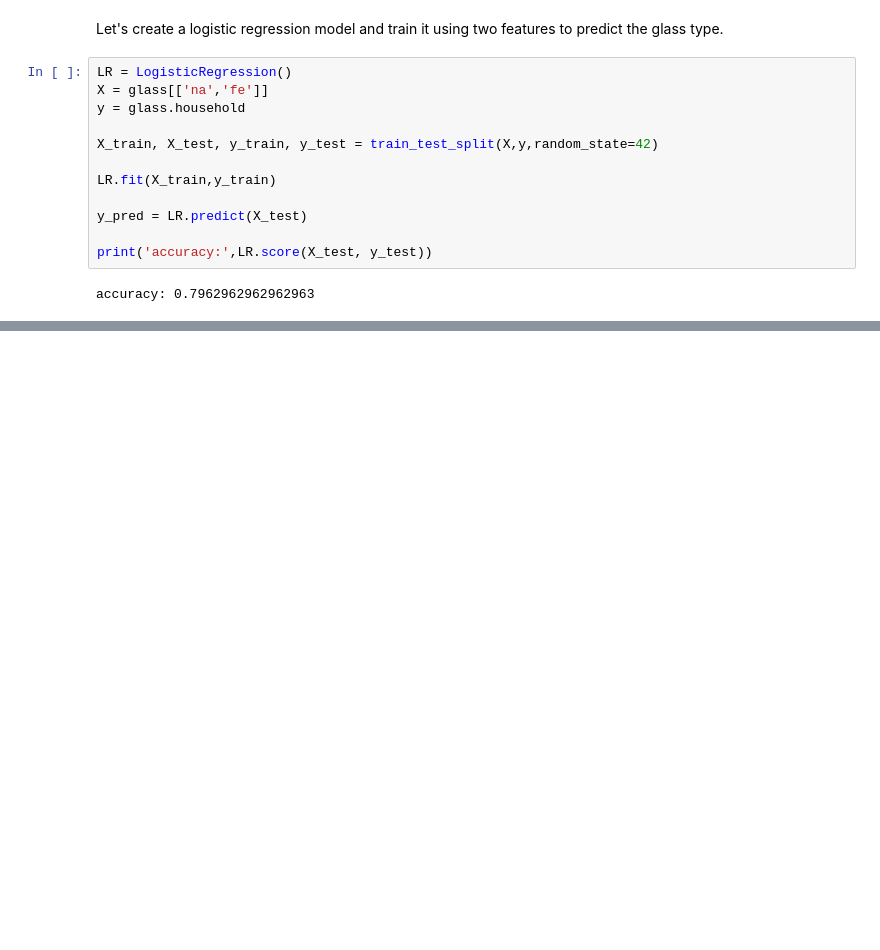
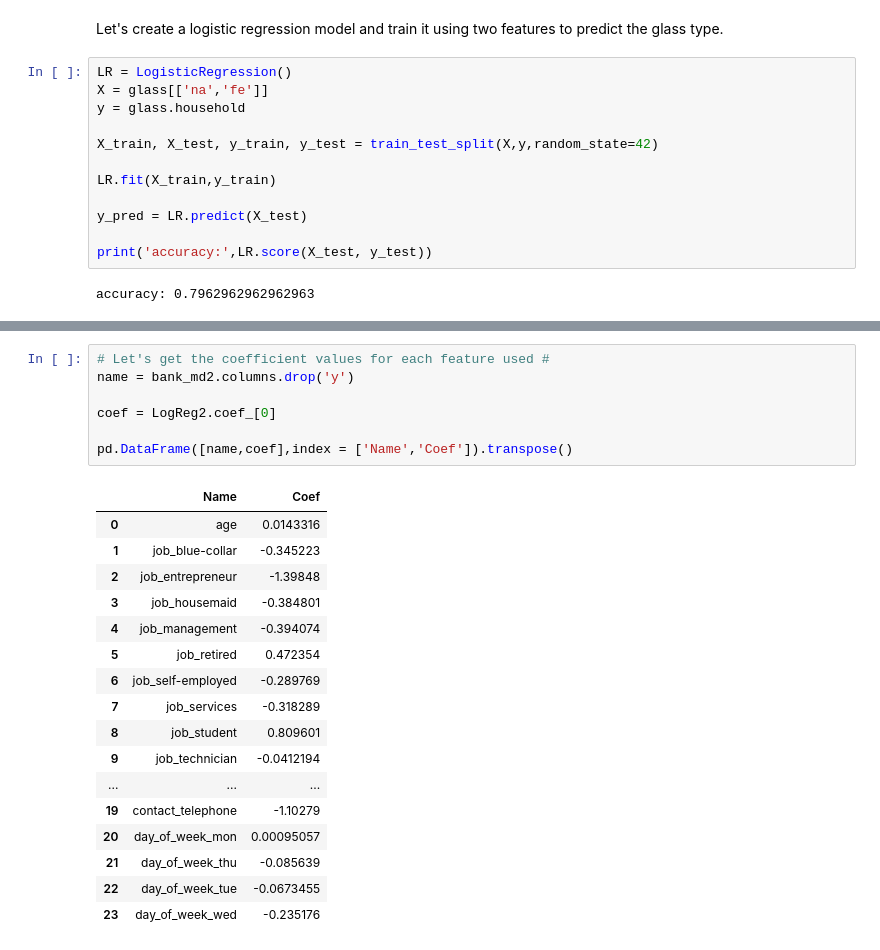
Before and after one commit to Andaluz/Data_Science, a Jupyter notebook: Logistic_Regression.ipynb, the cells around one changed output, grey strips where cells are left out. Drawn from its saved outputs; the diff is of its cells as text; blank space fills up the shorter version.

```diff
--- a/Logistic_Regression.ipynb
+++ b/Logistic_Regression.ipynb
@@ -239,0 +399,25 @@ accuracy: 0.7962962962962963
+# %%
+# Let's get the coefficient values for each feature used #
+name = bank_md2.columns.drop('y')
+
+coef = LogReg2.coef_[0]
+
+pd.DataFrame([name,coef],index = ['Name','Coef']).transpose()
+# %% [output]
+|  | Name | Coef |
+| 0 | age | 0.0143316 |
+| 1 | job_blue-collar | -0.345223 |
+| 2 | job_entrepreneur | -1.39848 |
+| 3 | job_housemaid | -0.384801 |
+| 4 | job_management | -0.394074 |
+| 5 | job_retired | 0.472354 |
+| 6 | job_self-employed | -0.289769 |
+| 7 | job_services | -0.318289 |
+| 8 | job_student | 0.809601 |
+| 9 | job_technician | -0.0412194 |
+| ... | ... | ... |
+| 19 | contact_telephone | -1.10279 |
+| 20 | day_of_week_mon | 0.00095057 |
+| 21 | day_of_week_thu | -0.085639 |
+| 22 | day_of_week_tue | -0.0673455 |
+| 23 | day_of_week_wed | -0.235176 |
```
Also changed, not shown: parts of 40 cells of this notebook.
